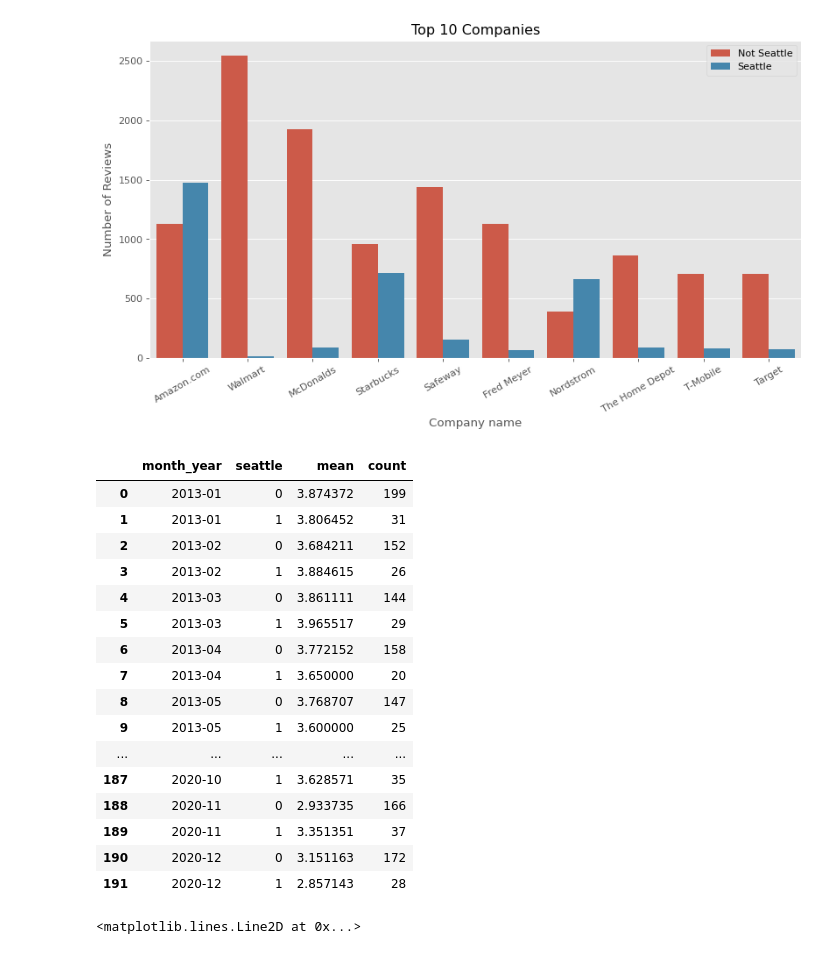
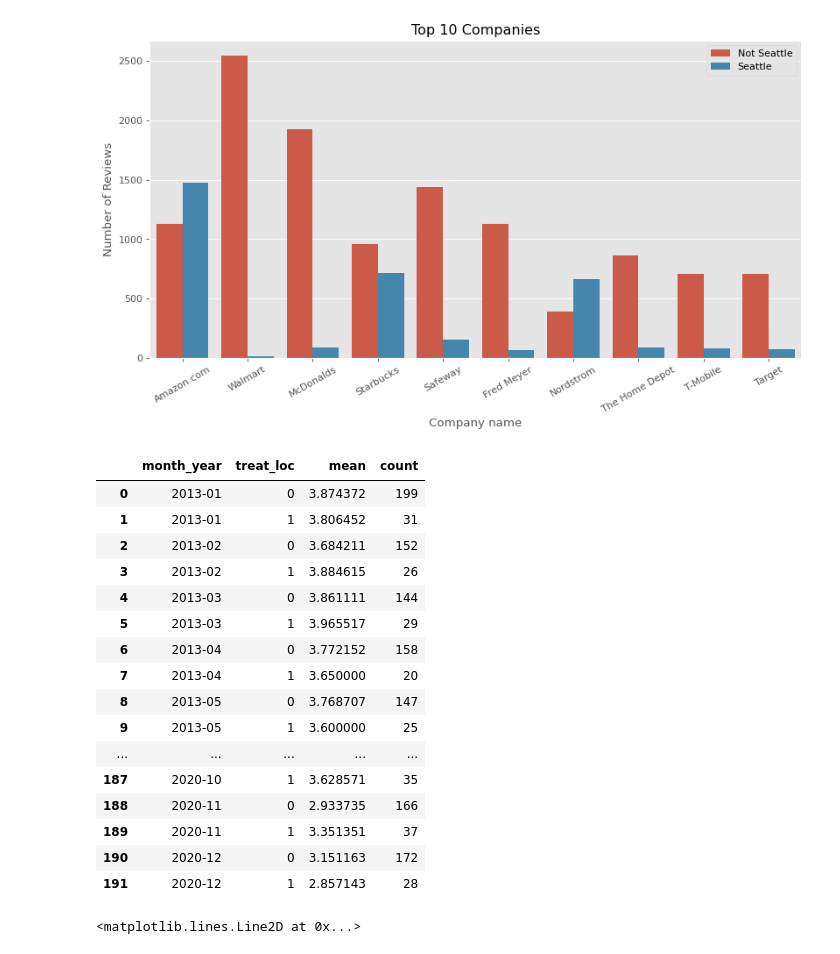
Before and after one commit to catabia/cs391_spring21, a Jupyter notebook: wash_indeed_5_15_21.ipynb, the cells around one changed output. Drawn from its saved outputs; the diff is of its cells as text; code cells hidden in the pictures.

```diff
--- a/wash_indeed_5_15_21.ipynb
+++ b/wash_indeed_5_15_21.ipynb
@@ -76,8 +76,8 @@ districts = ['Seattle', 'North Seattle', 'Northgate', 'Lake City', 'North Seattl
                 'Madrona', 'Harrison', 'Denny-Blaine', 'South End', 'Rainier Valley', 'Columbia City',
                 'Seward Park', 'Beacon Hill', 'West Seattle', 'Delridge', 'Georgetown', 'Southeast Seattle']
 # %%
-df['seattle'] = 0
-df.loc[df.city.isin(districts),'seattle']= 1
+df['treat_loc'] = 0
+df.loc[df.city.isin(districts),'treat_loc']= 1
 # elimnate SeaTac for now...
 print(df.shape)
 df = df.drop(df[df.city=='SeaTac'].index)
@@ -148,12 +148,12 @@ plt.legend(['Not Seattle', 'Seattle'])
 <matplotlib.legend.Legend at 0x...>
 [figure]
 # %%
-comp = df.groupby(['month_year', 'seattle']).agg({'overall_rating':['mean', 'count']})
+comp = df.groupby(['month_year', 'treat_loc']).agg({'overall_rating':['mean', 'count']})
 comp.columns = ['mean', 'count']
 comp.reset_index(inplace=True)
 comp
 # %% [output]
-|  | month_year | seattle | mean | count |
+|  | month_year | treat_loc | mean | count |
 | 0 | 2013-01 | 0 | 3.874372 | 199 |
 | 1 | 2013-01 | 1 | 3.806452 | 31 |
 | 2 | 2013-02 | 0 | 3.684211 | 152 |
```
Also changed, not shown: parts of 12 cells of this notebook.
